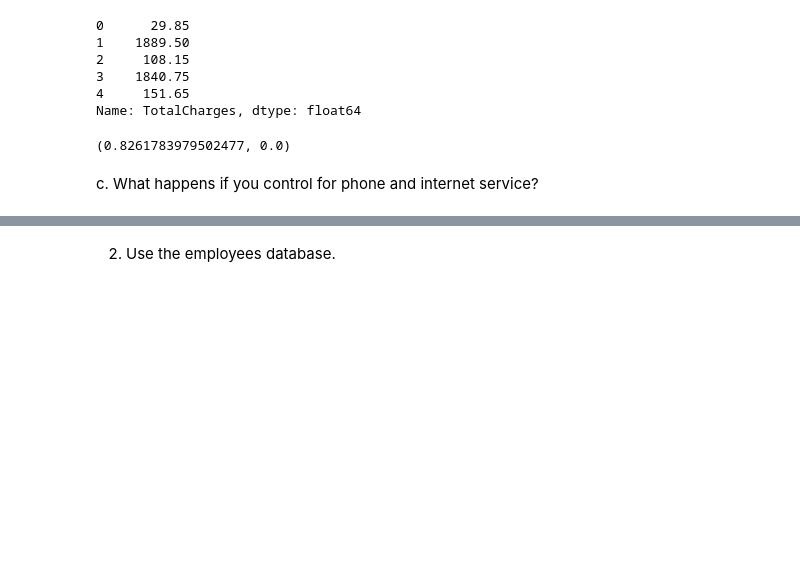
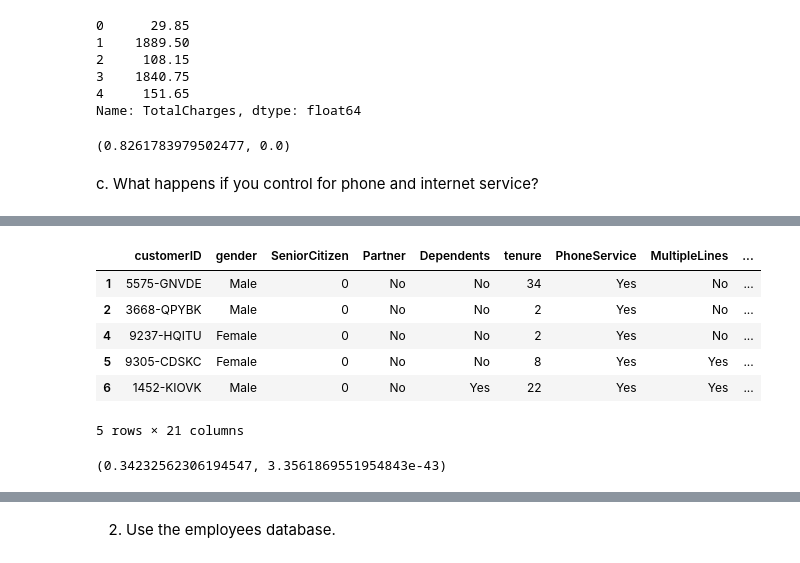
Before and after one commit to lainslie-18/statistics-exercises, a Jupyter notebook: hypothesis_testing.ipynb, the cells around one changed output, grey strips where cells are left out. Saved outputs shown, nothing was run; the diff lists cells and outputs as text; code cells hidden in the pictures; blank space fills up the shorter version.

```diff
--- a/hypothesis_testing.ipynb
+++ b/hypothesis_testing.ipynb
@@ -279,0 +360,12 @@ c. What happens if you control for phone and internet service?
+# %%
+# Filtering down to customers with both internet and phone service
+df_internet_and_phone = df[(df.InternetService.isin(['DSL','Fiber optic'])) & (df.PhoneService == 'Yes')]
+df_internet_and_phone.head()
+# %% [output]
+|  | customerID | gender | SeniorCitizen | Partner | Dependents | tenure | PhoneService | MultipleLines | ... |
+| 1 | 5575-GNVDE | Male | 0 | No | No | 34 | Yes | No | ... |
+| 2 | 3668-QPYBK | Male | 0 | No | No | 2 | Yes | No | ... |
+| 4 | 9237-HQITU | Female | 0 | No | No | 2 | Yes | No | ... |
+| 5 | 9305-CDSKC | Female | 0 | No | No | 8 | Yes | Yes | ... |
+| 6 | 1452-KIOVK | Male | 0 | No | Yes | 22 | Yes | Yes | ... |
+5 rows × 21 columns
@@ -279,0 +382,6 @@ c. What happens if you control for phone and internet service?
+# %%
+# Looking at correlation between tenure & monthly_charges for customers with both internet and phone service
+corr, p = stats.pearsonr(tenure, monthly_charges)
+corr, p
+# %% [output]
+(0.34232562306194547, 3.3561869551954843e-43)
```
Also changed, not shown: parts of 39 cells of this notebook.
